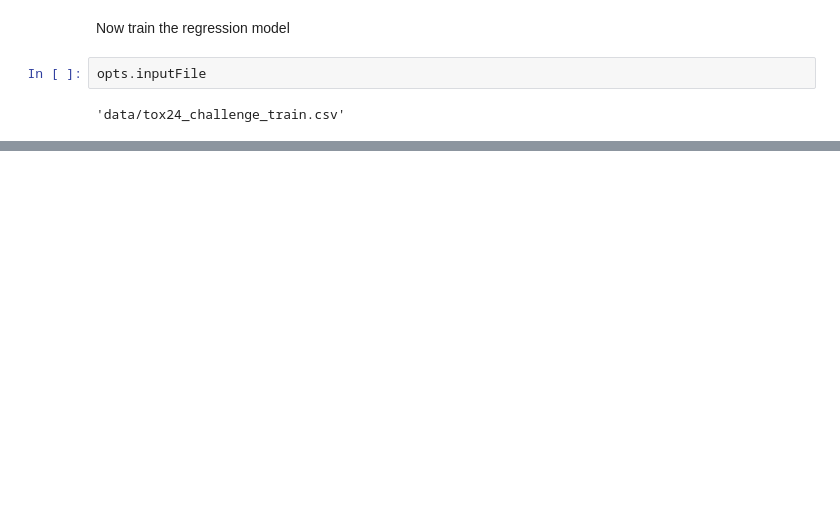
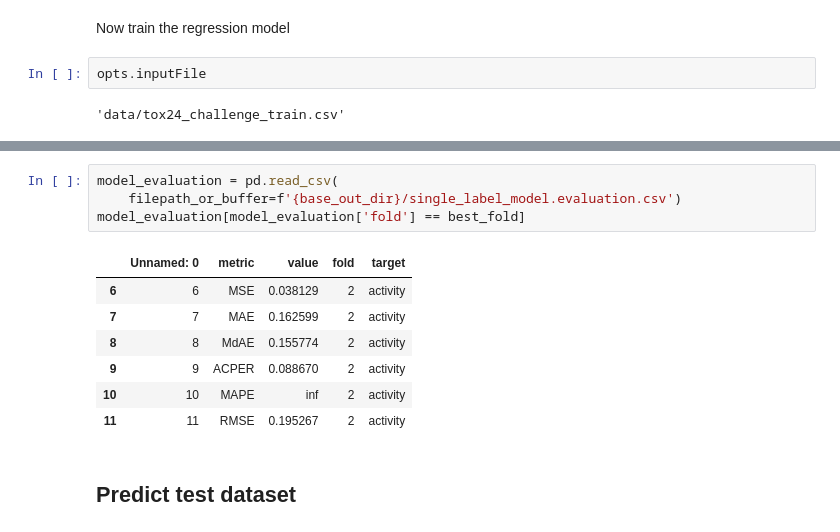
Before and after one commit to yigbt/deepFPlearn, a Jupyter notebook: example/tox24_challenge_fnn_compressed.ipynb, the cells around one changed output, grey strips where cells are left out. Cells and saved outputs as stored; diff of their text form; blank space fills up the shorter version.

```diff
--- a/example/tox24_challenge_fnn_compressed.ipynb
+++ b/example/tox24_challenge_fnn_compressed.ipynb
@@ -248,0 +209,14 @@ INFO:tensorflow:Assets written to: data/output/activity_saved_model/assets
+# %%
+model_evaluation = pd.read_csv(
+    filepath_or_buffer=f'{base_out_dir}/single_label_model.evaluation.csv')
+model_evaluation[model_evaluation['fold'] == best_fold]
+# %% [output]
+|  | Unnamed: 0 | metric | value | fold | target |
+| 6 | 6 | MSE | 0.038129 | 2 | activity |
+| 7 | 7 | MAE | 0.162599 | 2 | activity |
+| 8 | 8 | MdAE | 0.155774 | 2 | activity |
+| 9 | 9 | ACPER | 0.088670 | 2 | activity |
+| 10 | 10 | MAPE | inf | 2 | activity |
+| 11 | 11 | RMSE | 0.195267 | 2 | activity |
+# %% [markdown]
+## Predict test dataset
```
Also changed, not shown: parts of 27 cells of this notebook, 1 other file.
